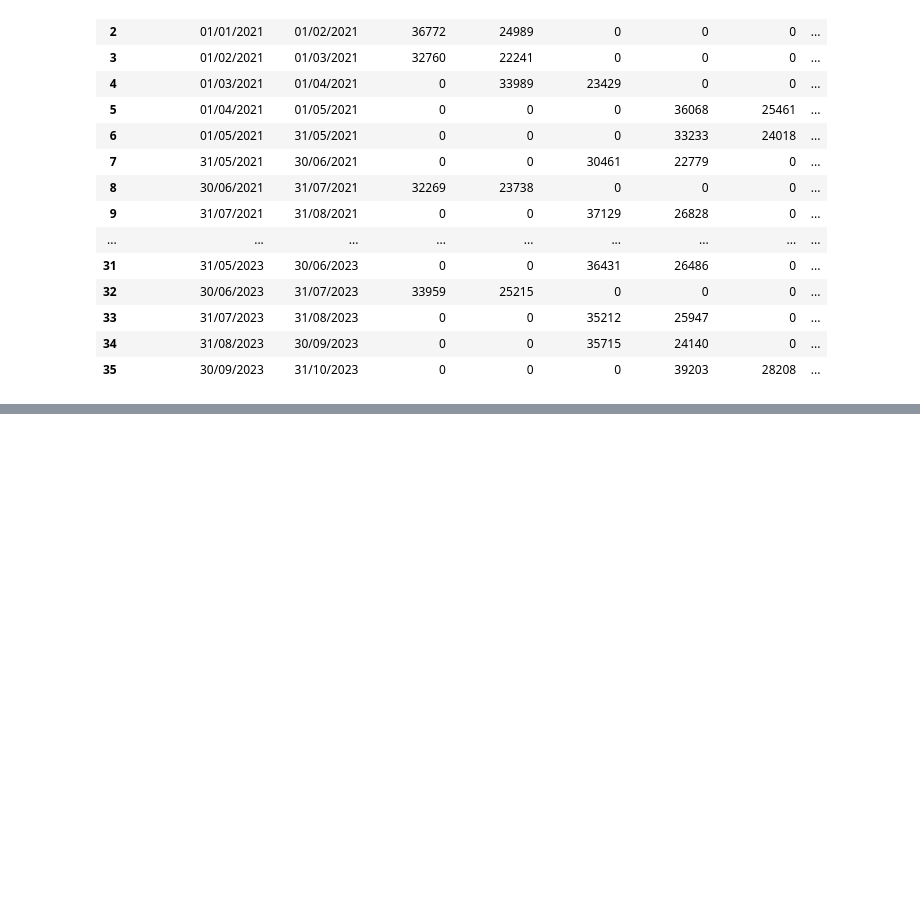
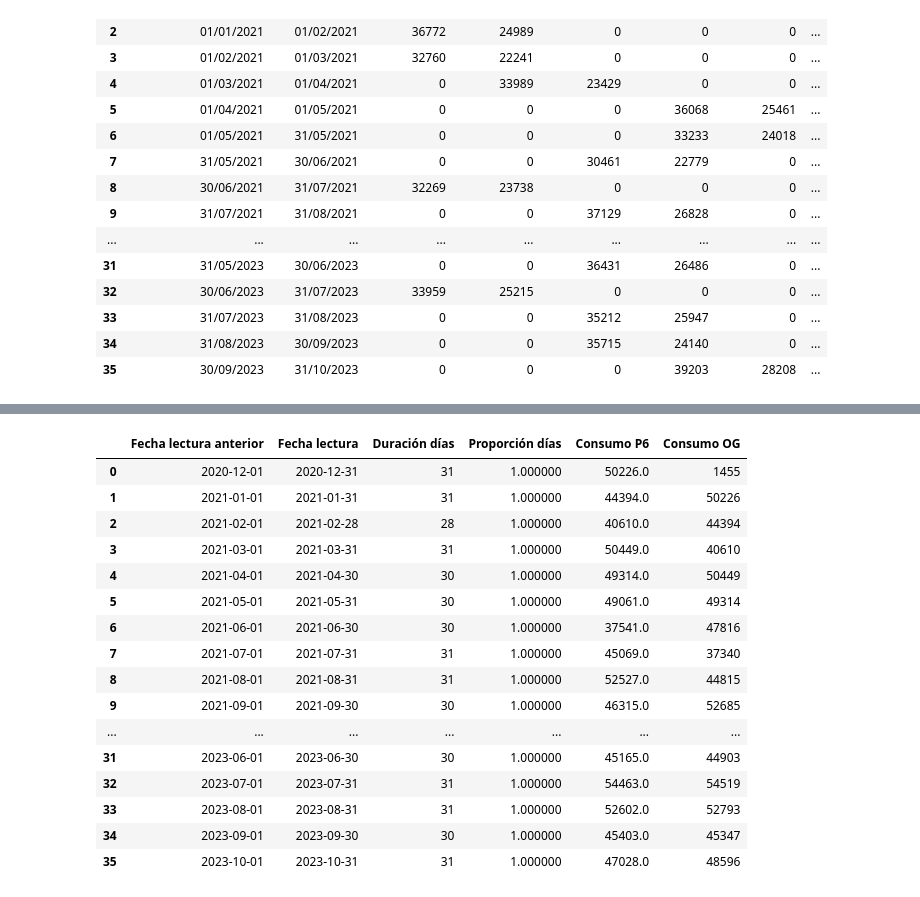
Before and after one commit to raserr11/CUPX, a Jupyter notebook: functions_dev/CRAF.ipynb, the cells around one changed output, grey strips where cells are left out. Drawn from its saved outputs; the diff is of its cells as text; code cells hidden in the pictures; blank space fills up the shorter version.

```diff
--- a/functions_dev/CRAF.ipynb
+++ b/functions_dev/CRAF.ipynb
@@ -37,0 +290,99 @@ Index(['Fecha lectura anterior', 'Fecha lectura', 'Consumo P1', 'Consumo P2',
+# %%
+def redistribuir_filas_un_dia(df):
+    for i, row in df.iterrows():
+        if row['Duración días'] == 1:
+            # Extraemos el mes de la fila actual
+            mes_actual = row['Fecha lectura'].month
+
+            # Comprobamos la fila anterior
+            if i > 0 and df.loc[i-1, 'Fecha lectura'].month == mes_actual:
+                # Si la fila anterior es del mismo mes, sumamos el consumo a la anterior
+                df.loc[i-1, 'Consumo P6'] += row['Consumo P6']
+            # Si la fila anterior no es del mismo mes, comprobamos la siguiente fila
+            elif i < len(df) - 1 and df.loc[i+1, 'Fecha lectura'].month == mes_actual:
+                # Si la fila siguiente es del mismo mes, sumamos el consumo a la siguiente
+                df.loc[i+1, 'Consumo P6'] += row['Consumo P6']
+
+    # Eliminar filas de un solo día después de redistribuir el consumo
+    df_sin_filas_un_dia = df[df['Duración días'] != 1].copy().reset_index(drop=True)
+    return df_sin_filas_un_dia
+
+def dividir_filas(df):
+    filas_divididas = []
+    dates_df = dates_p6(df)
+
+    for _, row in dates_df.iterrows():
+        start_date = row['Fecha lectura anterior']
+        end_date = row['Fecha lectura']
+        consum = row['Consumo P6']
+        total_days = row['Duración días']
+
+        # Si las fechas están en meses diferentes, dividir la fila
+        if start_date.month != end_date.month or start_date.year != end_date.year:
+            # Primera parte: desde start_date hasta el último día del mes de start_date
+            last_day_of_start_month = pd.Timestamp(start_date.year, start_date.month,
+                                                   pd.Timestamp(start_date.year, start_date.month, 1).days_in_month)
+            days_part1 = (last_day_of_start_month - start_date).days + 1
+            prop_days1 = days_part1 / total_days
+            consum_part1 = round(prop_days1 * consum, 0)
+
+            filas_divididas.append({
+                'Fecha lectura anterior': start_date,
+                'Fecha lectura': last_day_of_start_month,
+                'Duración días': days_part1,
+                'Proporción días': prop_days1,
+                'Consumo P6': consum_part1
+            })
+
+            # Segunda parte: desde el primer día del siguiente mes hasta end_date
+            first_day_of_next_month = last_day_of_start_month + timedelta(days=1)
+            days_part2 = (end_date - first_day_of_next_month).days + 1
+            prop_days2 = days_part2 / total_days
+            consum_part2 = consum - consum_part1  # Asegurar que la suma sea igual al consumo original
+
+            filas_divididas.append({
+                'Fecha lectura anterior': first_day_of_next_month,
+                'Fecha lectura': end_date,
+                'Duración días': days_part2,
+                'Proporción días': prop_days2,
+                'Consumo P6': consum_part2
+            })
+        else:
+            filas_divididas.append({
+                'Fecha lectura anterior': start_date,
+                'Fecha lectura': end_date,
+                'Duración días': total_days,
+                'Proporción días': 1,
+                'Consumo P6': consum
+            })
+
+    # Crear DataFrame con las filas divididas y redistribuir el consumo de las filas con un solo día
+    final_df = pd.DataFrame(filas_divididas)
+    final_df = redistribuir_filas_un_dia(final_df)
+
+    return final_df, filas_divididas
+
+# Aplicamos la función para dividir las filas y mostrar el resultado
+df_dividido, filas_dic = dividir_filas(df)
+
+# Mostrar el DataFrame resultante
+df_dividido['Consumo OG'] = df['Consumo P6']
+df_dividido.head(50)
+# %% [output]
+|  | Fecha lectura anterior | Fecha lectura | Duración días | Proporción días | Consumo P6 | Consumo OG |
+| 0 | 2020-12-01 | 2020-12-31 | 31 | 1.000000 | 50226.0 | 1455 |
+| 1 | 2021-01-01 | 2021-01-31 | 31 | 1.000000 | 44394.0 | 50226 |
+| 2 | 2021-02-01 | 2021-02-28 | 28 | 1.000000 | 40610.0 | 44394 |
+| 3 | 2021-03-01 | 2021-03-31 | 31 | 1.000000 | 50449.0 | 40610 |
+| 4 | 2021-04-01 | 2021-04-30 | 30 | 1.000000 | 49314.0 | 50449 |
+| 5 | 2021-05-01 | 2021-05-31 | 30 | 1.000000 | 49061.0 | 49314 |
+| 6 | 2021-06-01 | 2021-06-30 | 30 | 1.000000 | 37541.0 | 47816 |
+| 7 | 2021-07-01 | 2021-07-31 | 31 | 1.000000 | 45069.0 | 37340 |
+| 8 | 2021-08-01 | 2021-08-31 | 31 | 1.000000 | 52527.0 | 44815 |
+| 9 | 2021-09-01 | 2021-09-30 | 30 | 1.000000 | 46315.0 | 52685 |
+| ... | ... | ... | ... | ... | ... | ... |
+| 31 | 2023-06-01 | 2023-06-30 | 30 | 1.000000 | 45165.0 | 44903 |
+| 32 | 2023-07-01 | 2023-07-31 | 31 | 1.000000 | 54463.0 | 54519 |
+| 33 | 2023-08-01 | 2023-08-31 | 31 | 1.000000 | 52602.0 | 52793 |
+| 34 | 2023-09-01 | 2023-09-30 | 30 | 1.000000 | 45403.0 | 45347 |
+| 35 | 2023-10-01 | 2023-10-31 | 31 | 1.000000 | 47028.0 | 48596 |
```
Also changed, not shown: parts of 23 cells of this notebook.
